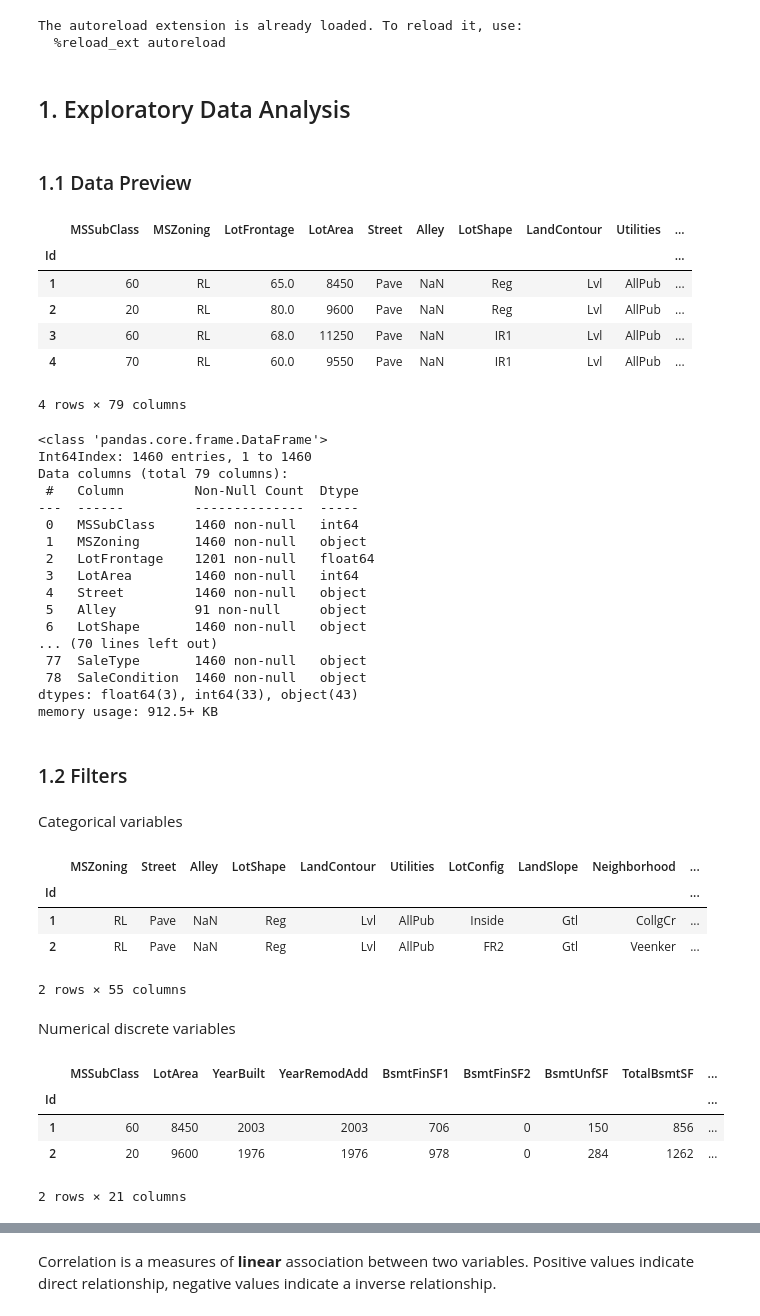
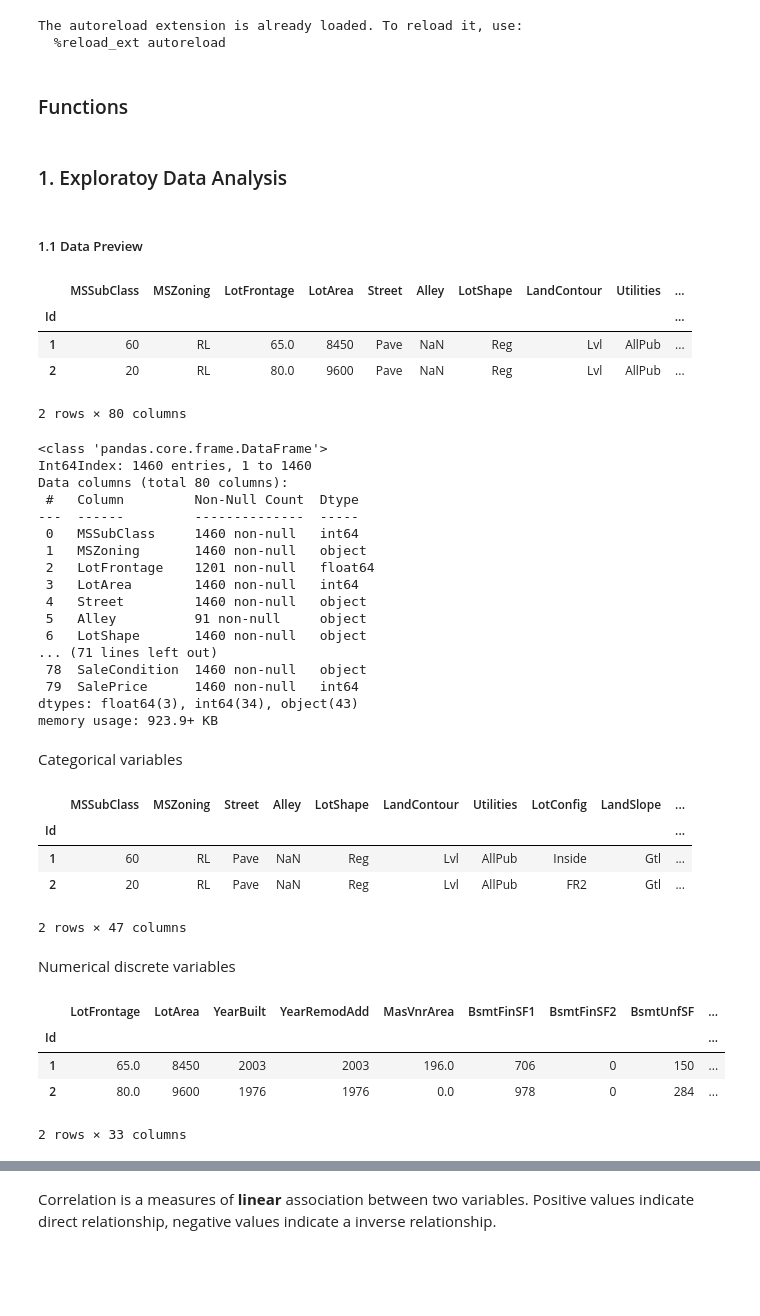
Before and after one commit to maikereis/house_prices, a Jupyter notebook: house_prices.ipynb, the cells around one changed output, grey strips where cells are left out. Cells and saved outputs as stored; diff of their text form; code cells hidden in the pictures; blank space fills up the shorter version.

```diff
--- a/house_prices.ipynb
+++ b/house_prices.ipynb
@@ -38,3 +55,5 @@ The autoreload extension is already loaded. To reload it, use:
 ## Download data from kaggle
 # from util import get_data
 # get_data()
+# %% [markdown]
+### Functions
@@ -41,27 +220,25 @@ The autoreload extension is already loaded. To reload it, use:
 # %% [markdown]
-## 1. Exploratory Data Analysis
+### 1. Exploratoy Data Analysis
 # %% [markdown]
-### 1.1 Data Preview
+##### 1.1 Data Preview
 # %%
 train = pd.read_csv("data/train.csv", index_col="Id")
-X, y = train.drop("SalePrice", axis=1), train.pop("SalePrice")
+X, y = train.drop("SalePrice", axis=1), train["SalePrice"]
 X_test = pd.read_csv("data/test.csv", index_col="Id")
 # %%
-train.head(4)
+train.head(2)
 # %% [output]
 |  | MSSubClass | MSZoning | LotFrontage | LotArea | Street | Alley | LotShape | LandContour | Utilities | ... |
 | Id |  |  |  |  |  |  |  |  |  | ... |
 | 1 | 60 | RL | 65.0 | 8450 | Pave | NaN | Reg | Lvl | AllPub | ... |
 | 2 | 20 | RL | 80.0 | 9600 | Pave | NaN | Reg | Lvl | AllPub | ... |
-| 3 | 60 | RL | 68.0 | 11250 | Pave | NaN | IR1 | Lvl | AllPub | ... |
-| 4 | 70 | RL | 60.0 | 9550 | Pave | NaN | IR1 | Lvl | AllPub | ... |
-4 rows × 79 columns
+2 rows × 80 columns
 # %%
 train.info()
 # %% [output]
 <class 'pandas.core.frame.DataFrame'>
 Int64Index: 1460 entries, 1 to 1460
-Data columns (total 79 columns):
+Data columns (total 80 columns):
  #   Column         Non-Null Count  Dtype
 ---  ------         --------------  -----
  0   MSSubClass     1460 non-null   int64
@@ -71,10 +248,8 @@ Data columns (total 79 columns):
  4   Street         1460 non-null   object
  5   Alley          91 non-null     object
  6   LotShape       1460 non-null   object
-... (70 lines left out)
- 77  SaleType       1460 non-null   object
+... (71 lines left out)
  78  SaleCondition  1460 non-null   object
-dtypes: float64(3), int64(33), object(43)
-memory usage: 912.5+ KB
+ 79  SalePrice      1460 non-null   int64
+dtypes: float64(3), int64(34), object(43)
+memory usage: 923.9+ KB
-# %% [markdown]
-### 1.2 Filters
@@ -90,20 +256,24 @@ cat_cols = cat_cols.append(pd.Index(low_card_cols.keys()))
+# %%
+train = train.astype({"MSSubClass": object, "OverallQual": object, "OverallCond":object, "MoSold": object})
+categorical_data = train.select_dtypes('object')
+numerical_data = train.select_dtypes('number')
 # %% [markdown]
 Categorical variables
 # %%
-train[cat_cols].head(2)
+categorical_data.head(2)
 # %% [output]
-|  | MSZoning | Street | Alley | LotShape | LandContour | Utilities | LotConfig | LandSlope | Neighborhood | ... |
+|  | MSSubClass | MSZoning | Street | Alley | LotShape | LandContour | Utilities | LotConfig | LandSlope | ... |
 | Id |  |  |  |  |  |  |  |  |  | ... |
-| 1 | RL | Pave | NaN | Reg | Lvl | AllPub | Inside | Gtl | CollgCr | ... |
-| 2 | RL | Pave | NaN | Reg | Lvl | AllPub | FR2 | Gtl | Veenker | ... |
+| 1 | 60 | RL | Pave | NaN | Reg | Lvl | AllPub | Inside | Gtl | ... |
+| 2 | 20 | RL | Pave | NaN | Reg | Lvl | AllPub | FR2 | Gtl | ... |
-2 rows × 55 columns
+2 rows × 47 columns
 # %% [markdown]
 Numerical discrete variables
 # %%
-train[num_cols].head(2)
+numerical_data.head(2)
 # %% [output]
-|  | MSSubClass | LotArea | YearBuilt | YearRemodAdd | BsmtFinSF1 | BsmtFinSF2 | BsmtUnfSF | TotalBsmtSF | ... |
+|  | LotFrontage | LotArea | YearBuilt | YearRemodAdd | MasVnrArea | BsmtFinSF1 | BsmtFinSF2 | BsmtUnfSF | ... |
 | Id |  |  |  |  |  |  |  |  | ... |
-| 1 | 60 | 8450 | 2003 | 2003 | 706 | 0 | 150 | 856 | ... |
-| 2 | 20 | 9600 | 1976 | 1976 | 978 | 0 | 284 | 1262 | ... |
+| 1 | 65.0 | 8450 | 2003 | 2003 | 196.0 | 706 | 0 | 150 | ... |
+| 2 | 80.0 | 9600 | 1976 | 1976 | 0.0 | 978 | 0 | 284 | ... |
-2 rows × 21 columns
+2 rows × 33 columns
```
Also changed, not shown: parts of 161 cells of this notebook, 3 other files.
